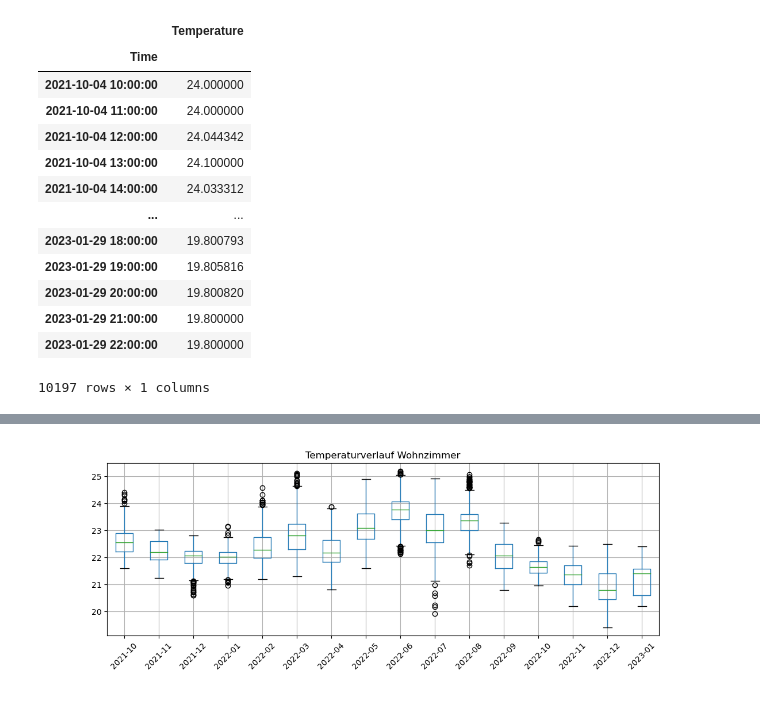
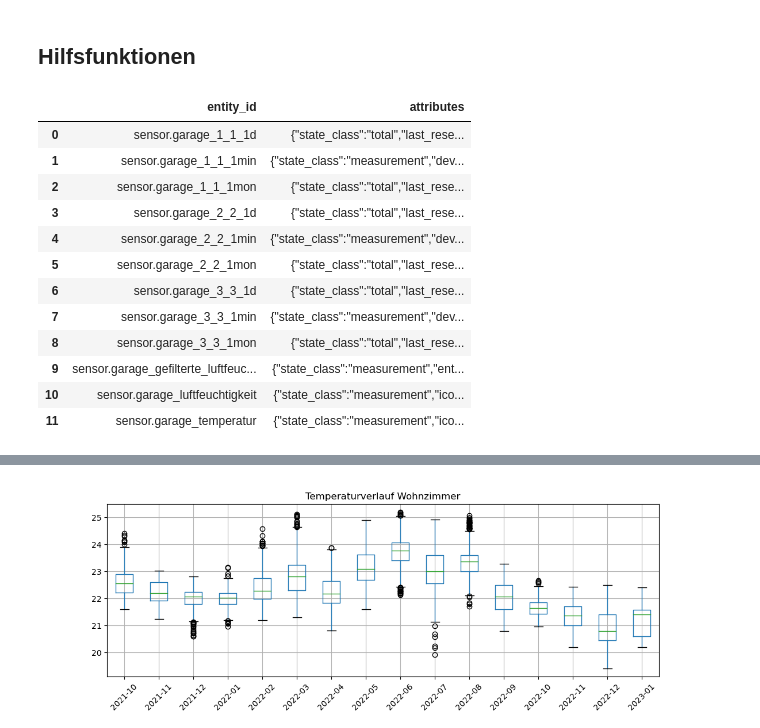
Before and after one commit to la-sve/home-automation, a Jupyter notebook: statistics/hass/work/TemperatureBox.ipynb, the cells around one changed output, grey strips where cells are left out. Saved outputs shown, nothing was run; the diff lists cells and outputs as text; code cells hidden in the pictures; blank space fills up the shorter version.

```diff
--- a/statistics/hass/work/TemperatureBox.ipynb
+++ b/statistics/hass/work/TemperatureBox.ipynb
@@ -7,34 +10,52 @@ import pandas as pd
 conn = db.connect('../data/230130_home-assistant_v2.db')
 # %%
 %matplotlib widget
-# %%
-data = pd.read_sql_query("""
-SELECT start AS Time, mean AS Temperature
-FROM statistics
-WHERE metadata_id IN (SELECT id FROM statistics_meta WHERE statistic_id = "sensor.28_ff5ad9501603_temperature")
-AND min > -20
-AND max < 40;
-""", conn, parse_dates=["Time"])
-
-# Zeiten selektieren
-#data[data["Time"] > "2022-01-18"]
-
-# Index nicht mehr numerisch, sondern das Datetime-Feld nutzen
-data = data.set_index('Time')
-
-data
-# %% [output]
-|  | Temperature |
-| Time |  |
-| 2021-10-04 10:00:00 | 24.000000 |
-| 2021-10-04 11:00:00 | 24.000000 |
-| 2021-10-04 12:00:00 | 24.044342 |
-| 2021-10-04 13:00:00 | 24.100000 |
-| 2021-10-04 14:00:00 | 24.033312 |
-| ... | ... |
-| 2023-01-29 18:00:00 | 19.800793 |
-| 2023-01-29 19:00:00 | 19.805816 |
-| 2023-01-29 20:00:00 | 19.800820 |
-| 2023-01-29 21:00:00 | 19.800000 |
-| 2023-01-29 22:00:00 | 19.800000 |
-10197 rows × 1 columns
+# %% [markdown]
+## Hilfsfunktionen
+# %%
+# Temperaturdaten einlesen
+def read_temp(conn, name):
+
+    data = pd.read_sql_query(f"""
+    SELECT start AS Time, mean AS Temperature
+    FROM statistics
+    WHERE metadata_id IN (SELECT id FROM statistics_meta WHERE statistic_id = "{name}")
+    AND min > -20
+    AND max < 40;
+    """, conn, parse_dates=["Time"])
+
+    # Zeiten selektieren
+    #data[data["Time"] > "2022-01-18"]
+
+    # Index nicht mehr numerisch, sondern das Datetime-Feld nutzen
+    data = data.set_index('Time')
+    return data
+
+def search_entity(conn, search_string):
+
+    data = pd.read_sql_query(f"""
+    SELECT A.entity_id, attributes
+    FROM (SELECT DISTINCT entity_id, (SELECT shared_attrs FROM state_attributes WHERE states.attributes_id = state_attributes.attributes_id) as attributes
+    FROM states
+    GROUP BY entity_id) AS A
+    WHERE A.attributes LIKE "%{search_string}%";
+    """, conn, parse_dates=["Time"])
+
+    return data
+# %%
+pd.options.display.max_colwidth = 200
+search_entity(conn,"garage")
+# %% [output]
+|  | entity_id | attributes |
+| 0 | sensor.garage_1_1_1d | {"state_class":"total","last_rese... |
+| 1 | sensor.garage_1_1_1min | {"state_class":"measurement","dev... |
+| 2 | sensor.garage_1_1_1mon | {"state_class":"total","last_rese... |
+| 3 | sensor.garage_2_2_1d | {"state_class":"total","last_rese... |
+| 4 | sensor.garage_2_2_1min | {"state_class":"measurement","dev... |
+| 5 | sensor.garage_2_2_1mon | {"state_class":"total","last_rese... |
+| 6 | sensor.garage_3_3_1d | {"state_class":"total","last_rese... |
+| 7 | sensor.garage_3_3_1min | {"state_class":"measurement","dev... |
+| 8 | sensor.garage_3_3_1mon | {"state_class":"total","last_rese... |
+| 9 | sensor.garage_gefilterte_luftfeuc... | {"state_class":"measurement","ent... |
+| 10 | sensor.garage_luftfeuchtigkeit | {"state_class":"measurement","ico... |
+| 11 | sensor.garage_temperatur | {"state_class":"measurement","ico... |
```
Also changed, not shown: parts of 10 cells of this notebook.
